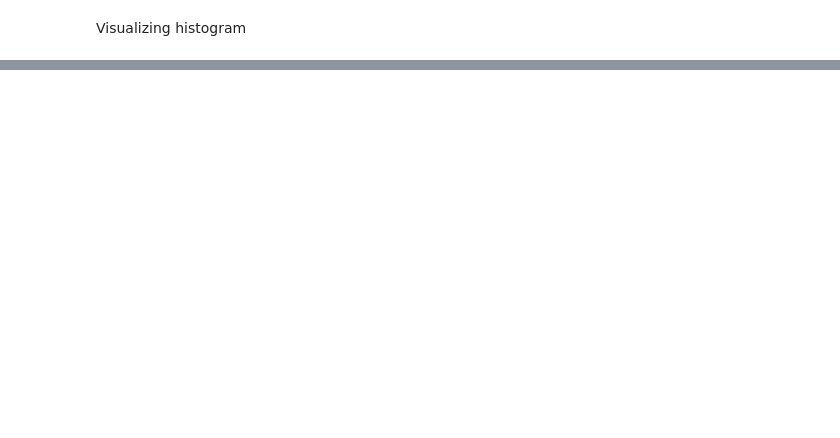
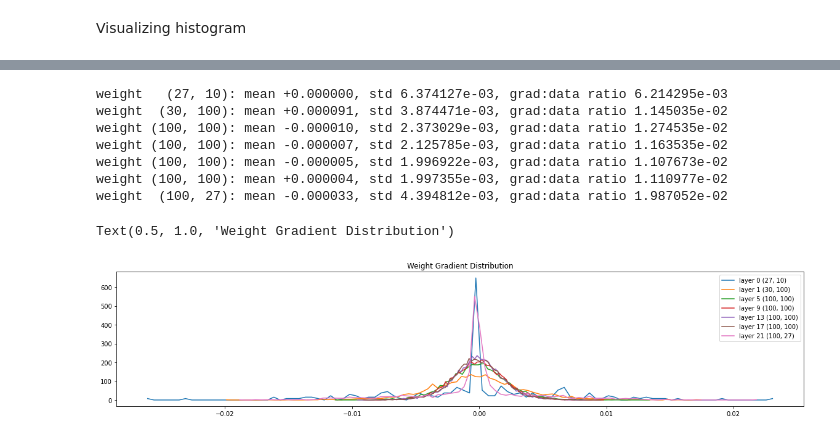
Before and after one commit to VishiK-on-github/makemore, a Jupyter notebook: makemore-mlp2.ipynb, the cells around one changed output, grey strips where cells are left out. Saved outputs shown, nothing was run; the diff lists cells and outputs as text; code cells hidden in the pictures; blank space fills up the shorter version.

```diff
--- a/makemore-mlp2.ipynb
+++ b/makemore-mlp2.ipynb
@@ -399,0 +411,24 @@ Text(0.5, 1.0, 'Activation Distribution')
+# %%
+plt.figure(figsize=(20, 4))
+legends = []
+
+for i, p in enumerate(parameters):
+  t = p.grad
+  if p.ndim == 2:
+    print("weight %10s: mean %+f, std %e, grad:data ratio %e" % (tuple(p.shape), t.mean(), t.std(), t.std() / p.std()))
+    hy, hx = torch.histogram(t, density=True)
+    plt.plot(hx[:-1].detach(), hy.detach())
+    legends.append(f"layer {i} {tuple(p.shape)}")
+
+plt.legend(legends)
+plt.title("Weight Gradient Distribution")
+# %% [output]
+weight   (27, 10): mean +0.000000, std 6.374127e-03, grad:data ratio 6.214295e-03
+weight  (30, 100): mean +0.000091, std 3.874471e-03, grad:data ratio 1.145035e-02
+weight (100, 100): mean -0.000010, std 2.373029e-03, grad:data ratio 1.274535e-02
+weight (100, 100): mean -0.000007, std 2.125785e-03, grad:data ratio 1.163535e-02
+weight (100, 100): mean -0.000005, std 1.996922e-03, grad:data ratio 1.107673e-02
+weight (100, 100): mean +0.000004, std 1.997355e-03, grad:data ratio 1.110977e-02
+weight  (100, 27): mean -0.000033, std 4.394812e-03, grad:data ratio 1.987052e-02
+Text(0.5, 1.0, 'Weight Gradient Distribution')
+[figure, added]
```
Also changed, not shown: parts of 9 cells of this notebook.
